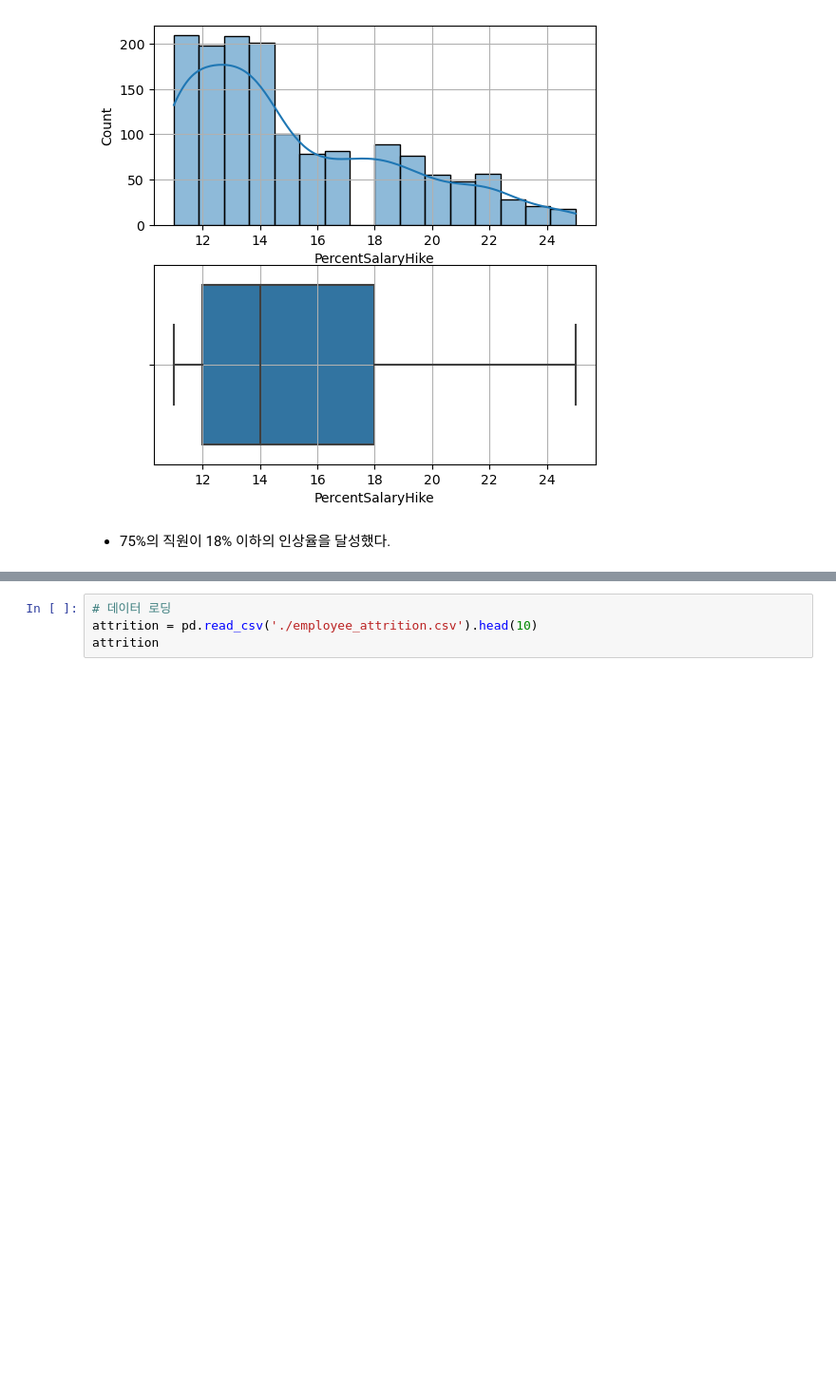
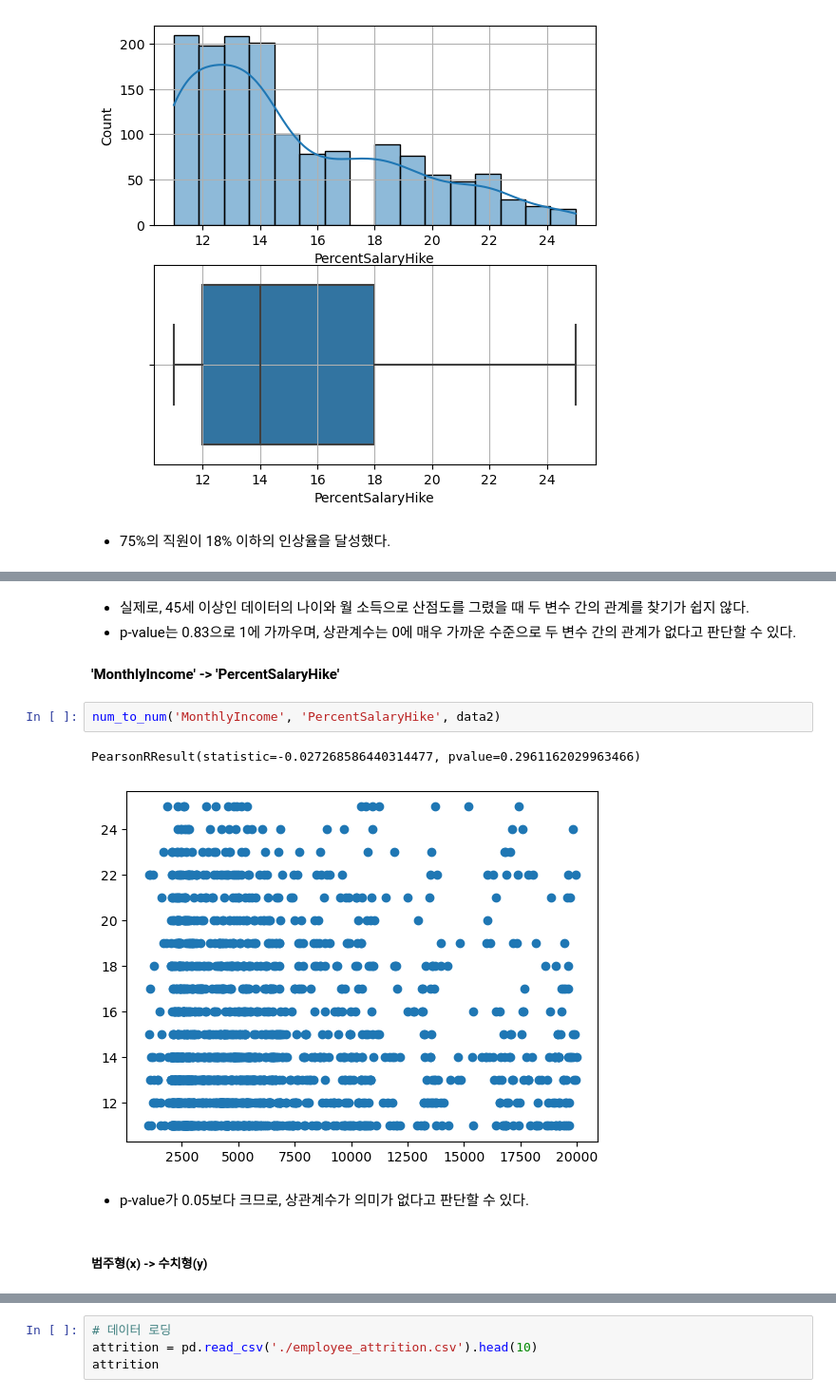
Before and after one commit to ryeongse25/kt-aivle, a Jupyter notebook: employee_attrition/employee_attrition.ipynb, the cells around one changed output, grey strips where cells are left out. Shown: that part at 95% size. Saved outputs shown, nothing was run; the diff lists cells and outputs as text; blank space fills up the shorter version.

```diff
--- a/employee_attrition/employee_attrition.ipynb
+++ b/employee_attrition/employee_attrition.ipynb
@@ -374,0 +408,14 @@ eda_1_num('PercentSalaryHike', data2, 16)
+# %% [markdown]
+* 실제로, 45세 이상인 데이터의 나이와 월 소득으로 산점도를 그렸을 때 두 변수 간의 관계를 찾기가 쉽지 않다.
+* p-value는 0.83으로 1에 가까우며, 상관계수는 0에 매우 가까운 수준으로 두 변수 간의 관계가 없다고 판단할 수 있다.
+# %% [markdown]
+**'MonthlyIncome' -> 'PercentSalaryHike'**
+# %%
+num_to_num('MonthlyIncome', 'PercentSalaryHike', data2)
+# %% [output]
+PearsonRResult(statistic=-0.027268586440314477, pvalue=0.2961162029963466)
+[figure, added]
+# %% [markdown]
+* p-value가 0.05보다 크므로, 상관계수가 의미가 없다고 판단할 수 있다.
+# %% [markdown]
+##### **범주형(x) -> 수치형(y)**
```
Also changed, not shown: parts of 43 cells of this notebook.
